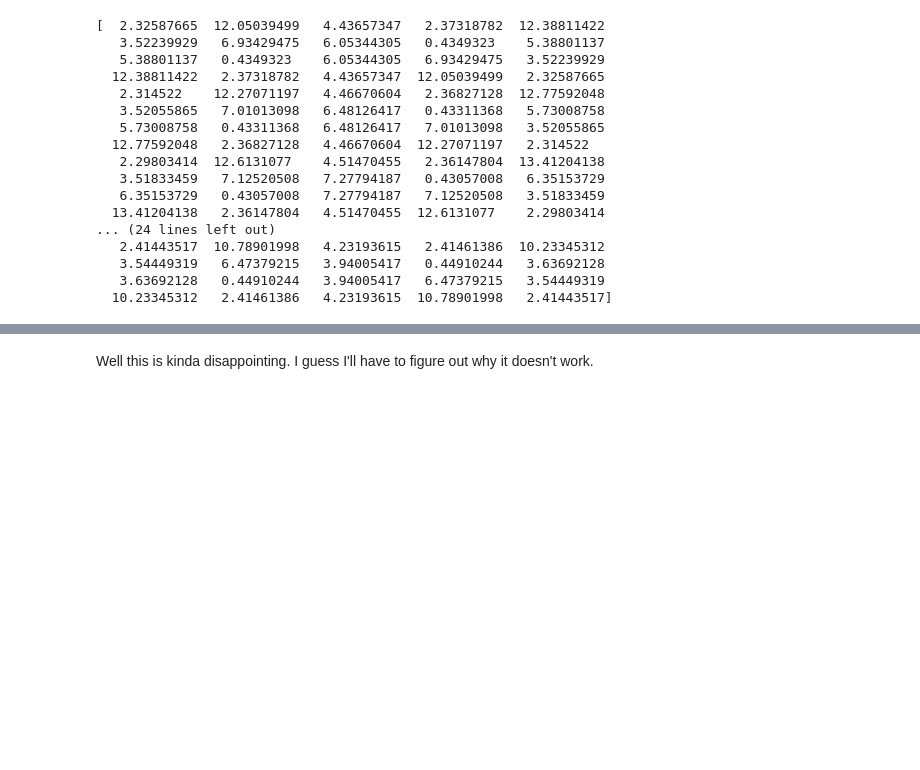
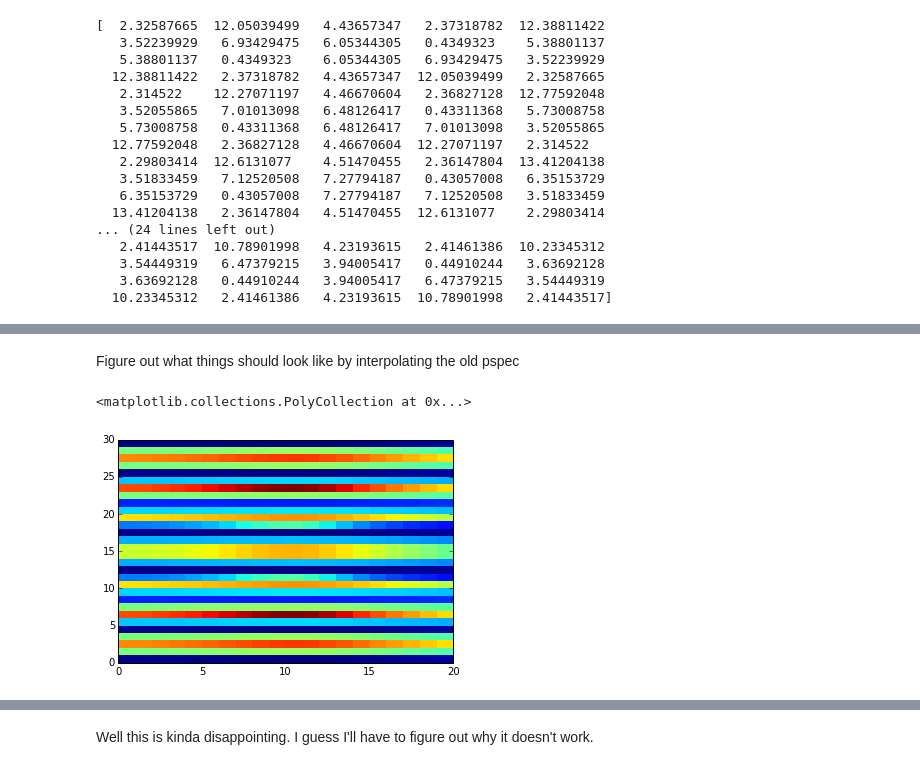
Before and after one commit to acliu/PAPER_OQE, a Jupyter notebook: iPythonNotebooks/singleBaselineOQE_numericalGaussian.ipynb, the cells around one changed output, grey strips where cells are left out. Cells and saved outputs as stored; diff of their text form; code cells hidden in the pictures; blank space fills up the shorter version.

```diff
--- a/iPythonNotebooks/singleBaselineOQE_numericalGaussian.ipynb
+++ b/iPythonNotebooks/singleBaselineOQE_numericalGaussian.ipynb
@@ -330,0 +442,24 @@ print np.real(expectedMeasurement)
+# %% [markdown]
+Figure out what things should look like by interpolating the old pspec
+# %%
+temp = []
+interpPspecPic = []
+from scipy.interpolate import interp1d
+for sliceThroughEta in pspecPic:
+    x = np.linspace(0,etaNumBins-1,etaNumBins)
+    f = interp1d(x, sliceThroughEta)
+    xnew = np.linspace(0,etaNumBins-1,etaNumBins_fine)
+    temp.append(f(xnew))
+temp = np.array(temp)
+
+for sliceThroughU in temp.T:
+    x = np.linspace(0,uNumBins-1,uNumBins)
+    f = interp1d(x, sliceThroughU)
+    xnew = np.linspace(0,uNumBins-1,uNumBins_fine)
+    interpPspecPic.append(f(xnew))
+interpPspecPic = np.array(interpPspecPic).T
+
+interpInputP = np.reshape(interpPspecPic, (numBands_fine))
+# %%
+expectedMeasurement_fine = np.dot(diagNormedWind_fine,interpInputP)
+#print np.real(expectedMeasurement)
@@ -330,0 +468,5 @@ print np.real(expectedMeasurement)
+# %%
+plt.pcolor(np.transpose(np.reshape(np.real(expectedMeasurement_fine),(uNumBins_fine,etaNumBins_fine))))
+# %% [output]
+<matplotlib.collections.PolyCollection at 0x...>
+[figure, added]
```
Also changed, not shown: parts of 37 cells of this notebook.
